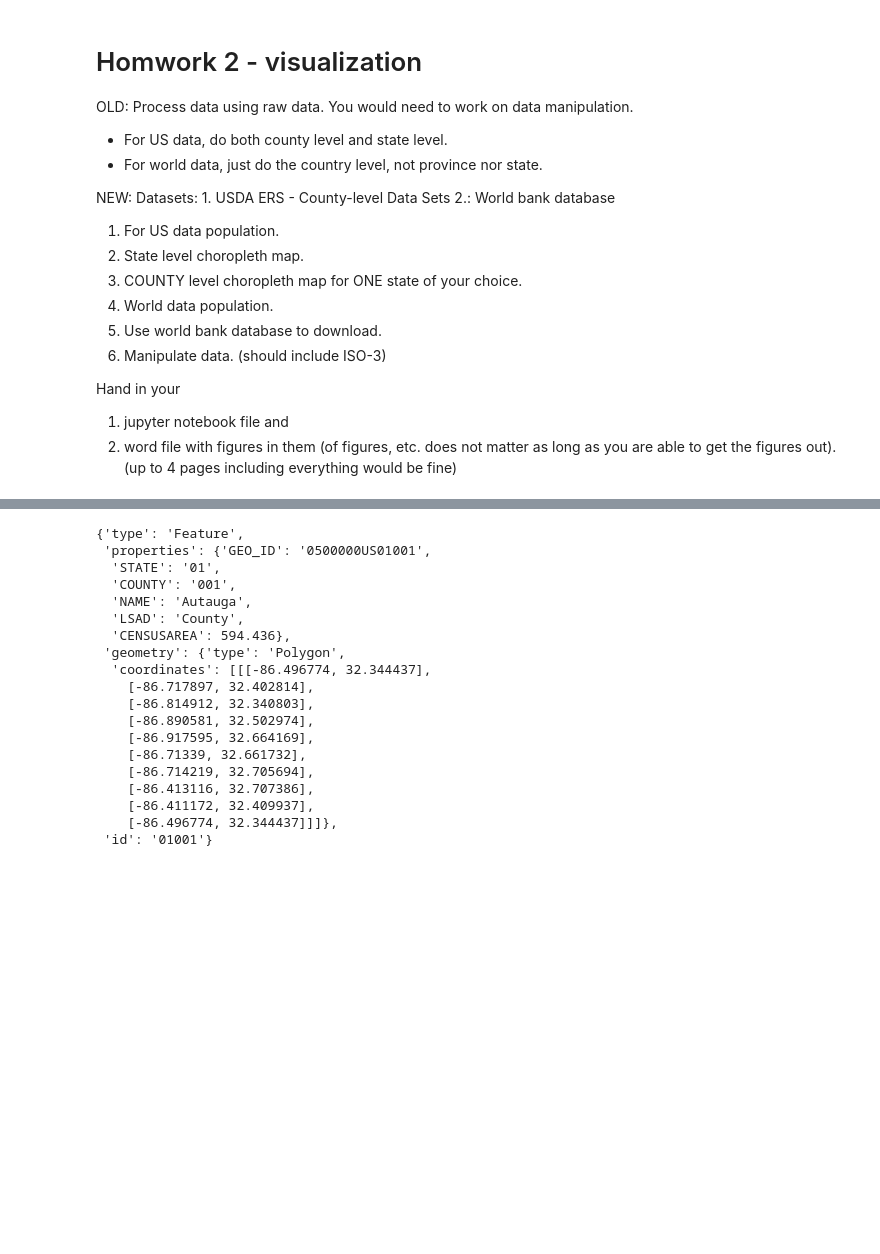
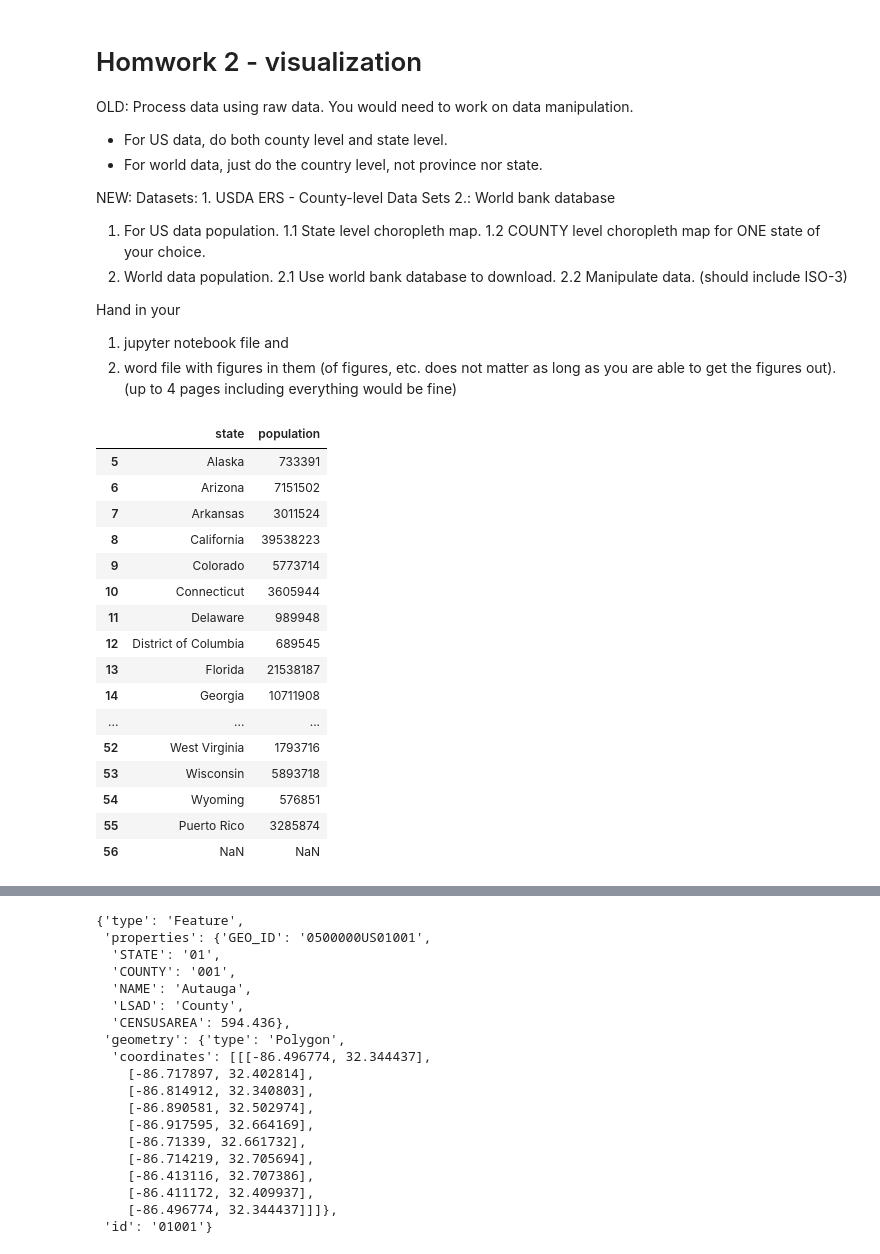
Before and after one commit to sonjaJolanda/BigDataSocialSciences, a Jupyter notebook: homework2/homwork2_visualization.ipynb, the cells around one changed output, grey strips where cells are left out. Cells and saved outputs as stored; diff of their text form; code cells hidden in the pictures; blank space fills up the shorter version.

```diff
--- a/homework2/homwork2_visualization.ipynb
+++ b/homework2/homwork2_visualization.ipynb
@@ -8,11 +8,11 @@ Process data using raw data. You would need to work on data manipulation.
 NEW:
 Datasets: 1. USDA ERS - County-level Data Sets 2.: World bank database
 1. For US data population.
-1. State level choropleth map.
-2. COUNTY level choropleth map for ONE state of your choice.
+1.1 State level choropleth map.
+1.2 COUNTY level choropleth map for ONE state of your choice.
 2. World data population.
-1. Use world bank database to download.
-2. Manipulate data. (should include ISO-3)
+2.1 Use world bank database to download.
+2.2 Manipulate data. (should include ISO-3)
 
 Hand in your
 1) jupyter notebook file and
@@ -23,7 +23,25 @@ import pandas as pd
 # %%
 us_pop = pd.read_excel('PopulationReport_USA.xlsx')
 us_pop = us_pop.iloc[5:57, [0, 4]]
-us_pop.columns = ['state', 'percentage']
+us_pop.columns = ['state', 'population']
 us_pop
+# %% [output]
+|  | state | population |
+| 5 | Alaska | 733391 |
+| 6 | Arizona | 7151502 |
+| 7 | Arkansas | 3011524 |
+| 8 | California | 39538223 |
+| 9 | Colorado | 5773714 |
+| 10 | Connecticut | 3605944 |
+| 11 | Delaware | 989948 |
+| 12 | District of Columbia | 689545 |
+| 13 | Florida | 21538187 |
+| 14 | Georgia | 10711908 |
+| ... | ... | ... |
+| 52 | West Virginia | 1793716 |
+| 53 | Wisconsin | 5893718 |
+| 54 | Wyoming | 576851 |
+| 55 | Puerto Rico | 3285874 |
+| 56 | NaN | NaN |
 # %%
 codes = pd.read_csv('state_code.csv')
```
Also changed, not shown: parts of 6 cells of this notebook, 1 other file.
